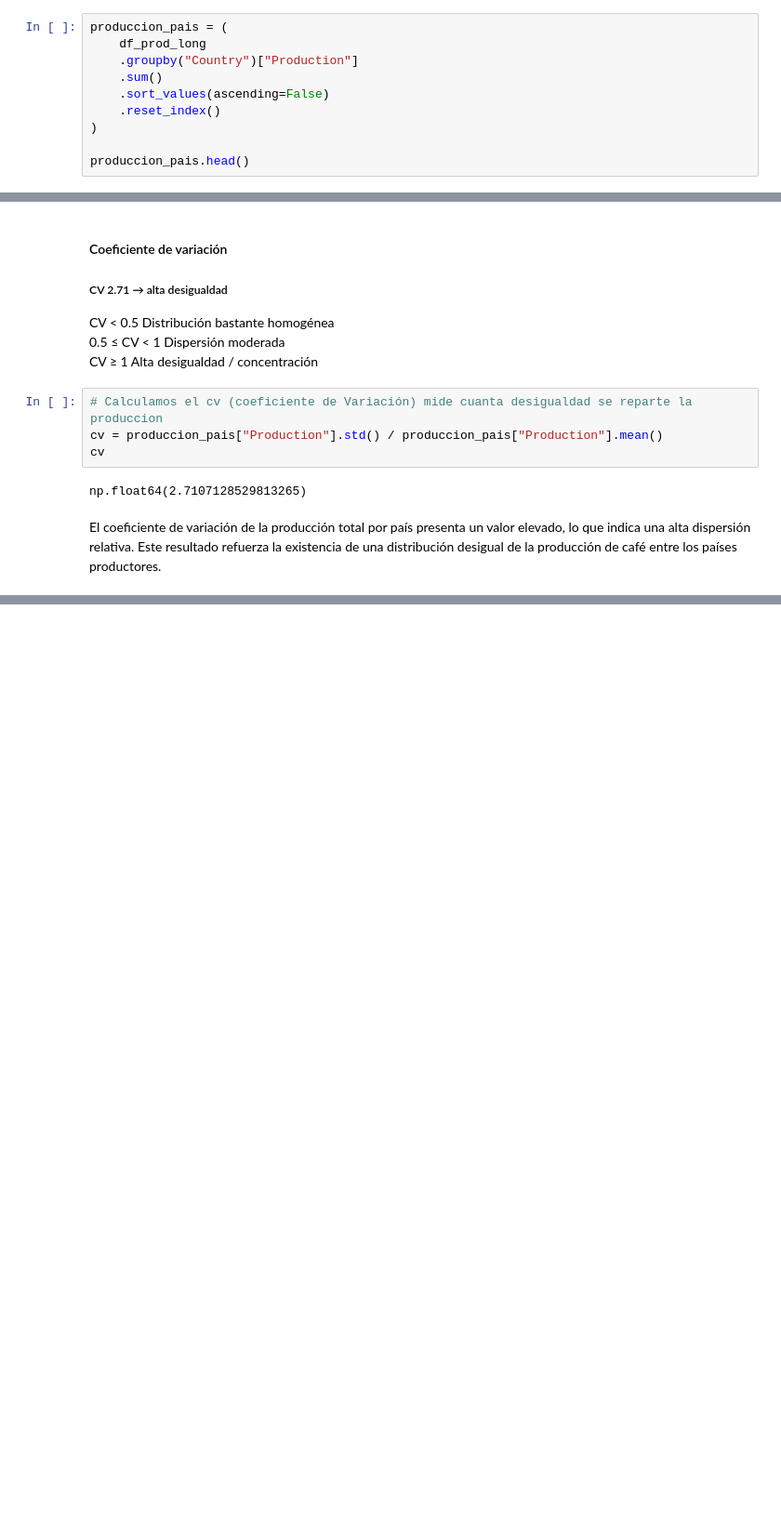
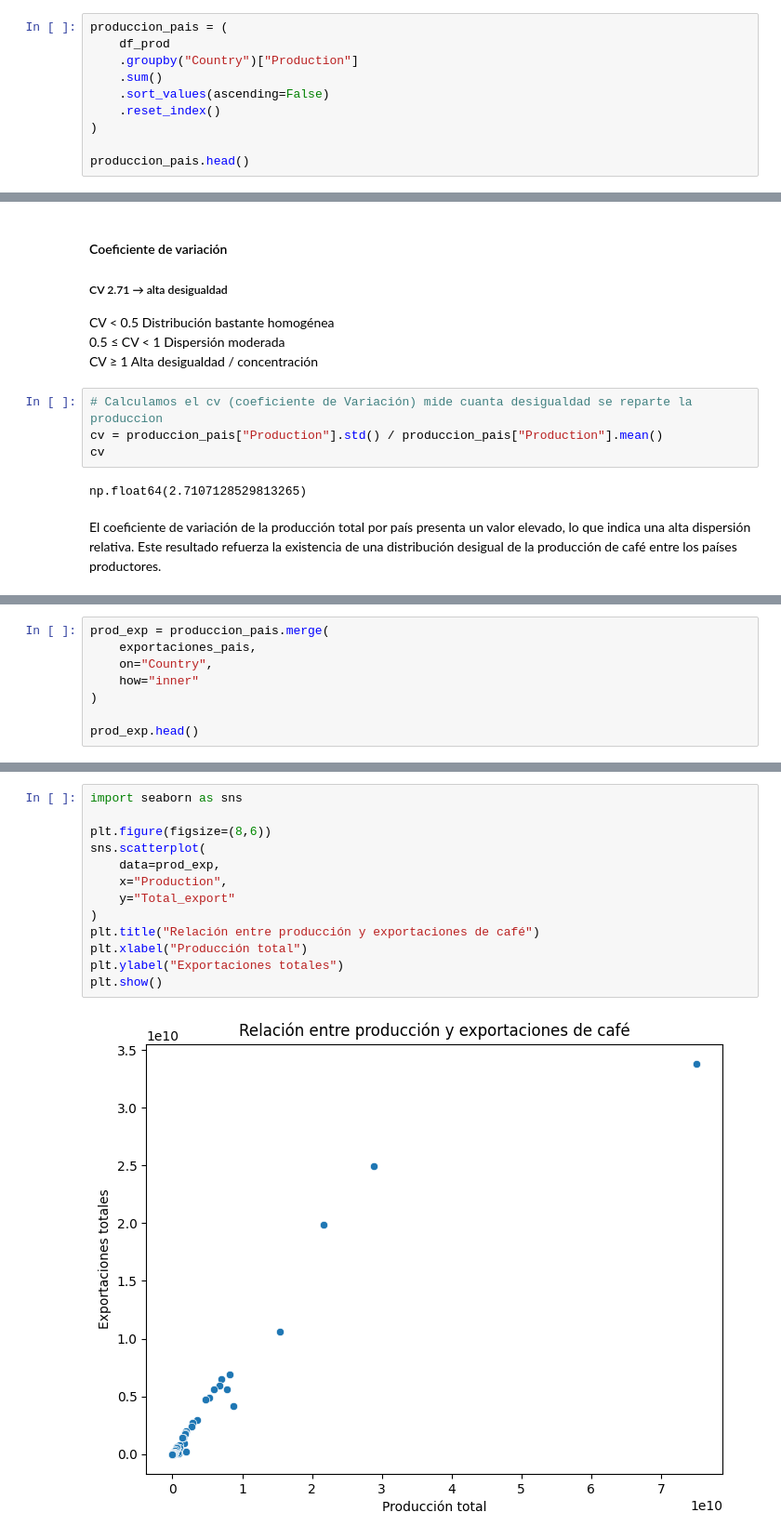
Before and after one commit to lucia-luzuriaga/EDA_Consumo_cafe, a Jupyter notebook: Analisis_Production_H1.ipynb, the cells around one changed output, grey strips where cells are left out. Shown at 93% size. Drawn from its saved outputs; the diff is of its cells as text; blank space fills up the shorter version.

```diff
--- a/Analisis_Production_H1.ipynb
+++ b/Analisis_Production_H1.ipynb
@@ -75,7 +132,7 @@ Observamos que el dataset contiene información de producción anual de café po
 expresada en miles de sacos, con un registro por país y año.
 # %%
 produccion_pais = (
-    df_prod_long
+    df_prod
     .groupby("Country")["Production"]
     .sum()
     .sort_values(ascending=False)
@@ -171,0 +339,8 @@ El coeficiente de variación de la producción total por país presenta un valor
+# %%
+prod_exp = produccion_pais.merge(
+    exportaciones_pais,
+    on="Country",
+    how="inner"
+)
+
+prod_exp.head()
@@ -171,0 +354,15 @@ El coeficiente de variación de la producción total por país presenta un valor
+# %%
+import seaborn as sns
+
+plt.figure(figsize=(8,6))
+sns.scatterplot(
+    data=prod_exp,
+    x="Production",
+    y="Total_export"
+)
+plt.title("Relación entre producción y exportaciones de café")
+plt.xlabel("Producción total")
+plt.ylabel("Exportaciones totales")
+plt.show()
+# %% [output]
+[figure, added]
```
Also changed, not shown: parts of 34 cells of this notebook.
